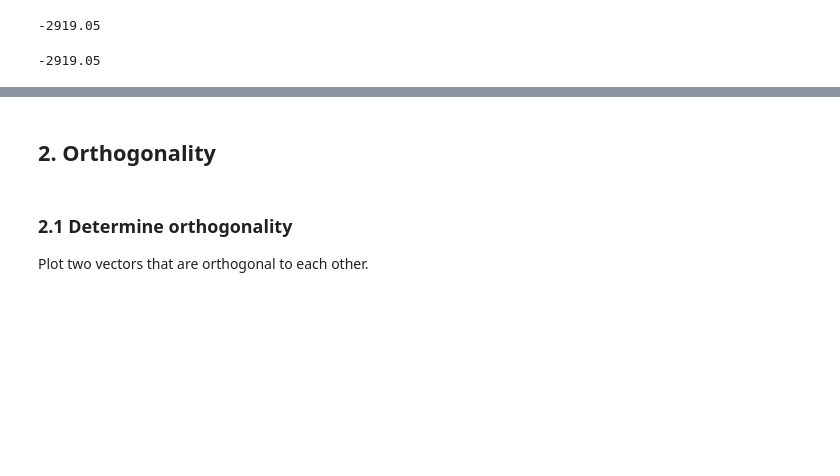
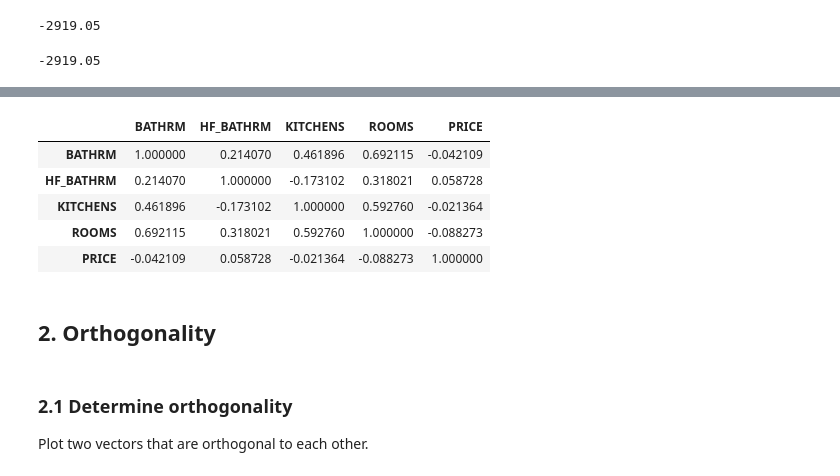
Before and after one commit to lfr4704/DS-Unit-1-Sprint-3-Linear-Algebra, a Jupyter notebook: module2-intermediate-linear-algebra/LS_DS_132_Solutions.ipynb, the cells around one changed output, grey strips where cells are left out. Cells and saved outputs as stored; diff of their text form; code cells hidden in the pictures; blank space fills up the shorter version.

```diff
--- a/module2-intermediate-linear-algebra/LS_DS_132_Solutions.ipynb
+++ b/module2-intermediate-linear-algebra/LS_DS_132_Solutions.ipynb
@@ -190,3 +163,13 @@ titanic.corr()
+# %%
+# calculate the correlation for the entire dataset
+houses.corr()
+# %% [output]
+|  | BATHRM | HF_BATHRM | KITCHENS | ROOMS | PRICE |
+| BATHRM | 1.000000 | 0.214070 | 0.461896 | 0.692115 | -0.042109 |
+| HF_BATHRM | 0.214070 | 1.000000 | -0.173102 | 0.318021 | 0.058728 |
+| KITCHENS | 0.461896 | -0.173102 | 1.000000 | 0.592760 | -0.021364 |
+| ROOMS | 0.692115 | 0.318021 | 0.592760 | 1.000000 | -0.088273 |
+| PRICE | -0.042109 | 0.058728 | -0.021364 | -0.088273 | 1.000000 |
 # %% [markdown]
 ## 2. Orthogonality
 # %% [markdown]
```
Also changed, not shown: parts of 24 cells of this notebook.
